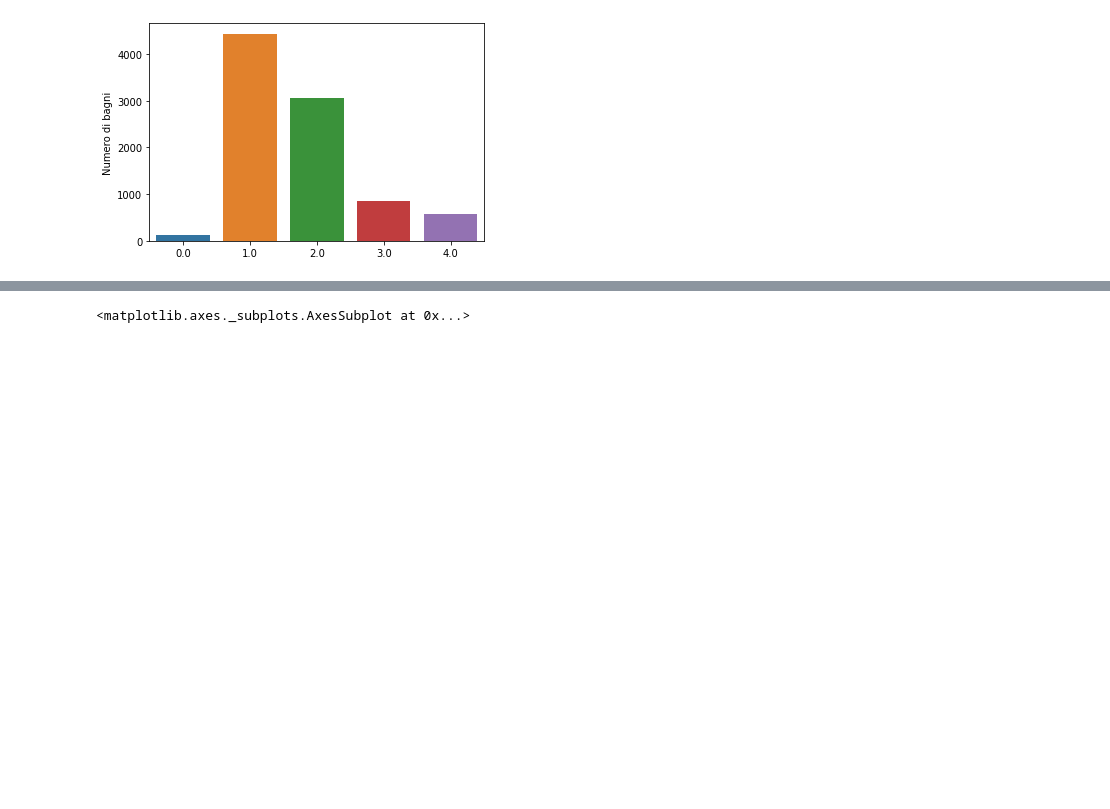
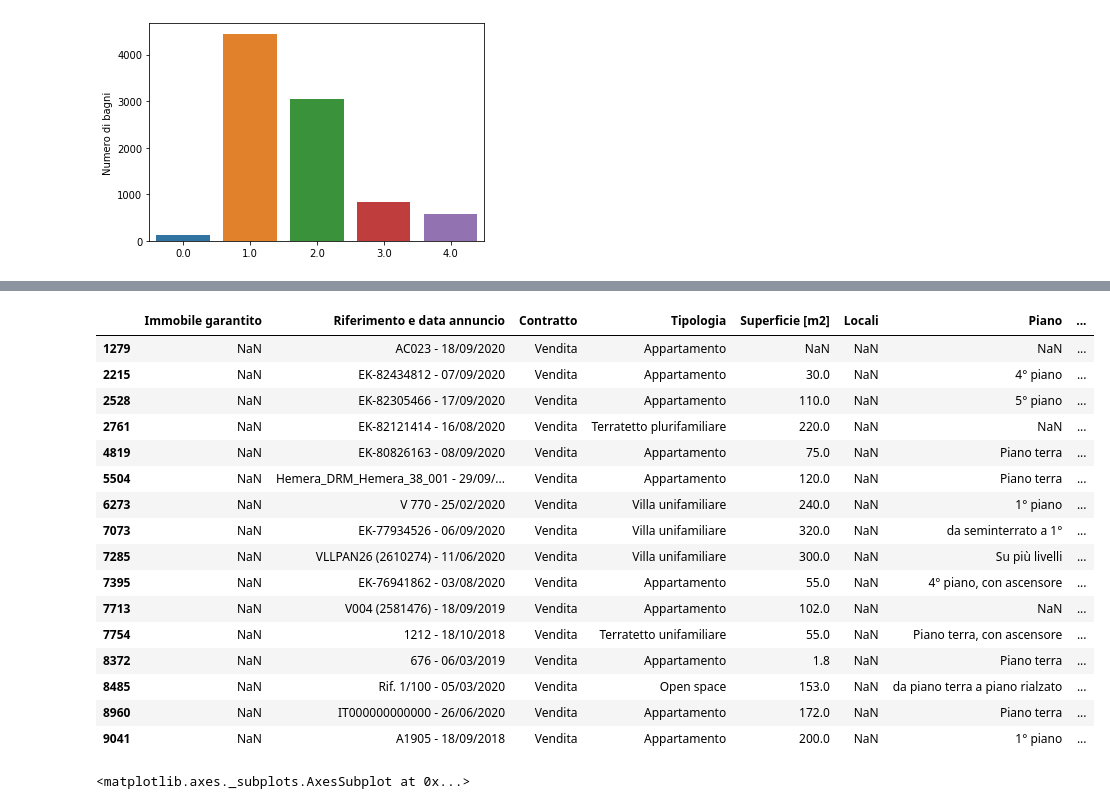
Before and after one commit to LazyEval/housing-prices-firenze, a Jupyter notebook: notebooks/1.0-LazyEval-data-cleaning.ipynb, the cells around one changed output, grey strips where cells are left out. Saved outputs shown, nothing was run; the diff lists cells and outputs as text; code cells hidden in the pictures; blank space fills up the shorter version.

```diff
--- a/notebooks/1.0-LazyEval-data-cleaning.ipynb
+++ b/notebooks/1.0-LazyEval-data-cleaning.ipynb
@@ -244,6 +292,26 @@ df['Numero di locali'] = (df['Locali']
 df.loc[df['Numero di locali'].isna(), 'Numero di locali'] = 0
 # %%
 df['Numero totale di locali'] = df['Numero di locali'] + df['Numero di camere da letto'] + df['Numero di altri']
+# %%
+df.loc[df['Locali'].isna(), :]
+# %% [output]
+|  | Immobile garantito | Riferimento e data annuncio | Contratto | Tipologia | Superficie [m2] | Locali | Piano | ... |
+| 1279 | NaN | AC023 - 18/09/2020 | Vendita | Appartamento | NaN | NaN | NaN | ... |
+| 2215 | NaN | EK-82434812 - 07/09/2020 | Vendita | Appartamento | 30.0 | NaN | 4° piano | ... |
+| 2528 | NaN | EK-82305466 - 17/09/2020 | Vendita | Appartamento | 110.0 | NaN | 5° piano | ... |
+| 2761 | NaN | EK-82121414 - 16/08/2020 | Vendita | Terratetto plurifamiliare | 220.0 | NaN | NaN | ... |
+| 4819 | NaN | EK-80826163 - 08/09/2020 | Vendita | Appartamento | 75.0 | NaN | Piano terra | ... |
+| 5504 | NaN | Hemera_DRM_Hemera_38_001 - 29/09/... | Vendita | Appartamento | 120.0 | NaN | Piano terra | ... |
+| 6273 | NaN | V 770 - 25/02/2020 | Vendita | Villa unifamiliare | 240.0 | NaN | 1° piano | ... |
+| 7073 | NaN | EK-77934526 - 06/09/2020 | Vendita | Villa unifamiliare | 320.0 | NaN | da seminterrato a 1° | ... |
+| 7285 | NaN | VLLPAN26 (2610274) - 11/06/2020 | Vendita | Villa unifamiliare | 300.0 | NaN | Su più livelli | ... |
+| 7395 | NaN | EK-76941862 - 03/08/2020 | Vendita | Appartamento | 55.0 | NaN | 4° piano, con ascensore | ... |
+| 7713 | NaN | V004 (2581476) - 18/09/2019 | Vendita | Appartamento | 102.0 | NaN | NaN | ... |
+| 7754 | NaN | 1212 - 18/10/2018 | Vendita | Terratetto unifamiliare | 55.0 | NaN | Piano terra, con ascensore | ... |
+| 8372 | NaN | 676 - 06/03/2019 | Vendita | Appartamento | 1.8 | NaN | Piano terra | ... |
+| 8485 | NaN | Rif. 1/100 - 05/03/2020 | Vendita | Open space | 153.0 | NaN | da piano terra a piano rialzato | ... |
+| 8960 | NaN | IT000000000000 - 26/06/2020 | Vendita | Appartamento | 172.0 | NaN | Piano terra | ... |
+| 9041 | NaN | A1905 - 18/09/2018 | Vendita | Appartamento | 200.0 | NaN | 1° piano | ... |
 # %%
 # How to deal with NaN locali? Impute according to m2 area
 # %%
```
Also changed, not shown: parts of 11 cells of this notebook.
